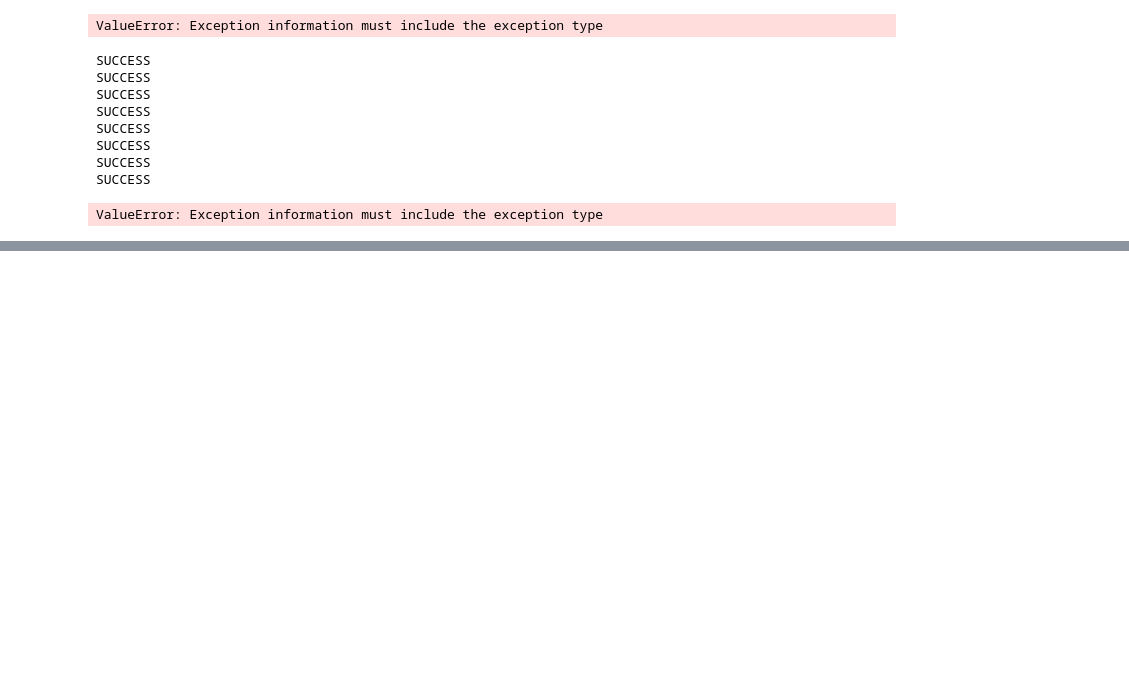
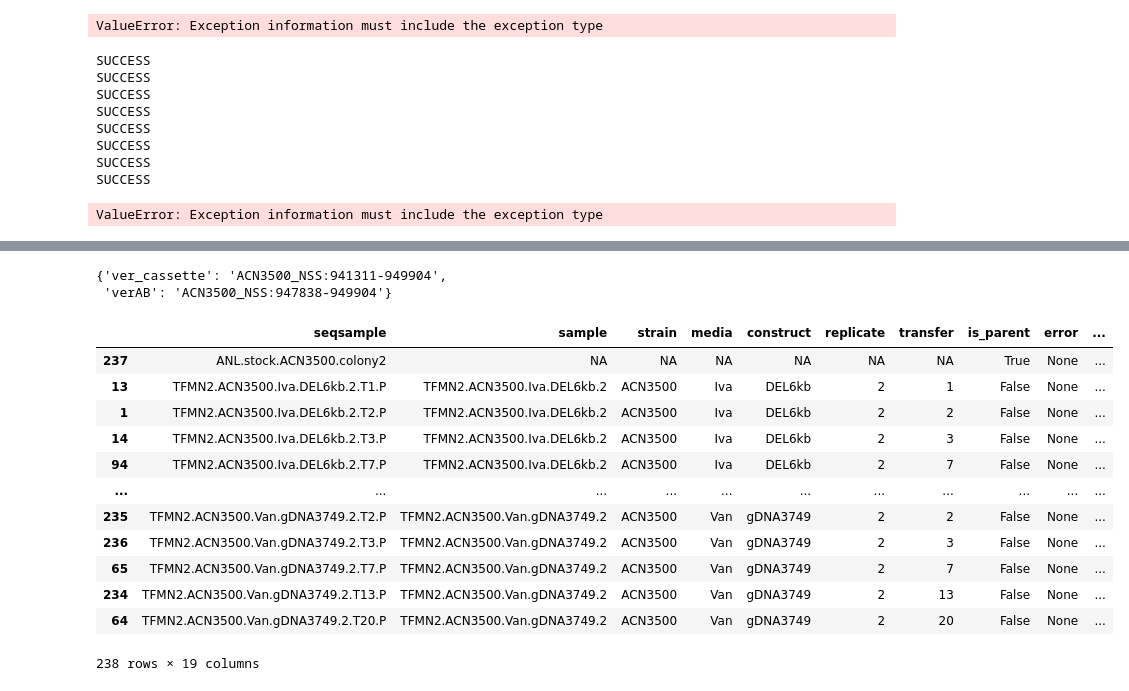
Before and after one commit to nspahr08/AISynbioPipeline, a Jupyter notebook: notebooks/TFMN2-TFMN3_Processing.ipynb, the cells around one changed output, grey strips where cells are left out. Saved outputs shown, nothing was run; the diff lists cells and outputs as text; code cells hidden in the pictures; blank space fills up the shorter version.

```diff
--- a/notebooks/TFMN2-TFMN3_Processing.ipynb
+++ b/notebooks/TFMN2-TFMN3_Processing.ipynb
@@ -2554,0 +2693,9 @@ ValueError: Exception information must include the exception type
+# %%
+from aisynbiopipeline.workflows.reference_utils import get_ref_genomes_path, genomic_region_from_features
+
+genome3500 = os.path.join(get_ref_genomes_path(), 'ACN3500_NSS.gbk')
+
+def get_region_parameter(genbank_file, feature_first, feature_last):
+    genome, start, stop = genomic_region_from_features(genbank_file, feature_first, feature_last)
+    region = genome + ":" + str(start) + "-" + str(stop)
+    return region
@@ -2554,0 +2831,53 @@ ValueError: Exception information must include the exception type
+# %%
+# These strains are supposed to have the 6007 bp promoter deletion, including verR.
+# Therefore, defining 'ver cassette' as verB through omega KmR cassette.
+
+regions = {
+    # 'dgoA-Star': get_region_parameter(genome2821, 'dgoA-optimized-ADP1', 'dgoA-optimized-ADP1'),
+    'ver_cassette': get_region_parameter(genome3500, 'omega KmR cassette', 'verB'),
+    'verAB': get_region_parameter(genome3500, 'verA', 'verB')
+}
+# %%
+regions
+# %% [output]
+{'ver_cassette': 'ACN3500_NSS:941311-949904',
+ 'verAB': 'ACN3500_NSS:947838-949904'}
+# %%
+regions_to_include = ['ver_cassette', 'verAB']
+regions_sub = {key:regions[key] for key in regions_to_include if key in regions}
+
+exp = 'TFMN2'
+breseq_version_name = 'breseq_0b03256c7a'
+home_dir = '/storage/nspahr/lib_analysis/Plasmidsaurus_2026-03-04_GFHFWC'
+breseq_folder = home_dir + '/' + exp + '_allSeqsamples' + '/' + breseq_version_name
+os.makedirs(breseq_folder, exist_ok=True)
+
+breseq_summary = create_breseq_summary(
+    reseqbatch,
+    breseq_version_name,
+    output_path=os.path.join(breseq_folder, f'{exp}_{breseq_version_name}_mutation_summary.csv'),
+    regions=regions_sub,
+    # loci=loci
+)
+
+# create_html_comparison(
+#     seqsample_batch,
+#     breseq_version_name,
+#     os.path.join(breseq_folder, f'{exp}_{breseq_version_name}_mutation_comparison.html')
+# )
+# %%
+breseq_summary
+# %% [output]
+|  | seqsample | sample | strain | media | construct | replicate | transfer | is_parent | error | ... |
+| 237 | ANL.stock.ACN3500.colony2 | NA | NA | NA | NA | NA | NA | True | None | ... |
+| 13 | TFMN2.ACN3500.Iva.DEL6kb.2.T1.P | TFMN2.ACN3500.Iva.DEL6kb.2 | ACN3500 | Iva | DEL6kb | 2 | 1 | False | None | ... |
+| 1 | TFMN2.ACN3500.Iva.DEL6kb.2.T2.P | TFMN2.ACN3500.Iva.DEL6kb.2 | ACN3500 | Iva | DEL6kb | 2 | 2 | False | None | ... |
+| 14 | TFMN2.ACN3500.Iva.DEL6kb.2.T3.P | TFMN2.ACN3500.Iva.DEL6kb.2 | ACN3500 | Iva | DEL6kb | 2 | 3 | False | None | ... |
+| 94 | TFMN2.ACN3500.Iva.DEL6kb.2.T7.P | TFMN2.ACN3500.Iva.DEL6kb.2 | ACN3500 | Iva | DEL6kb | 2 | 7 | False | None | ... |
+| ... | ... | ... | ... | ... | ... | ... | ... | ... | ... | ... |
+| 235 | TFMN2.ACN3500.Van.gDNA3749.2.T2.P | TFMN2.ACN3500.Van.gDNA3749.2 | ACN3500 | Van | gDNA3749 | 2 | 2 | False | None | ... |
+| 236 | TFMN2.ACN3500.Van.gDNA3749.2.T3.P | TFMN2.ACN3500.Van.gDNA3749.2 | ACN3500 | Van | gDNA3749 | 2 | 3 | False | None | ... |
+| 65 | TFMN2.ACN3500.Van.gDNA3749.2.T7.P | TFMN2.ACN3500.Van.gDNA3749.2 | ACN3500 | Van | gDNA3749 | 2 | 7 | False | None | ... |
+| 234 | TFMN2.ACN3500.Van.gDNA3749.2.T13.P | TFMN2.ACN3500.Van.gDNA3749.2 | ACN3500 | Van | gDNA3749 | 2 | 13 | False | None | ... |
+| 64 | TFMN2.ACN3500.Van.gDNA3749.2.T20.P | TFMN2.ACN3500.Van.gDNA3749.2 | ACN3500 | Van | gDNA3749 | 2 | 20 | False | None | ... |
+238 rows × 19 columns
```
Also changed, not shown: parts of 30 cells of this notebook, 8 other files.
